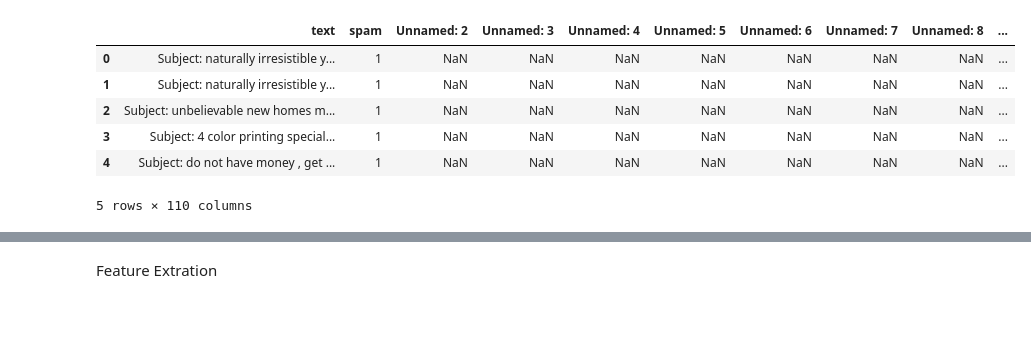
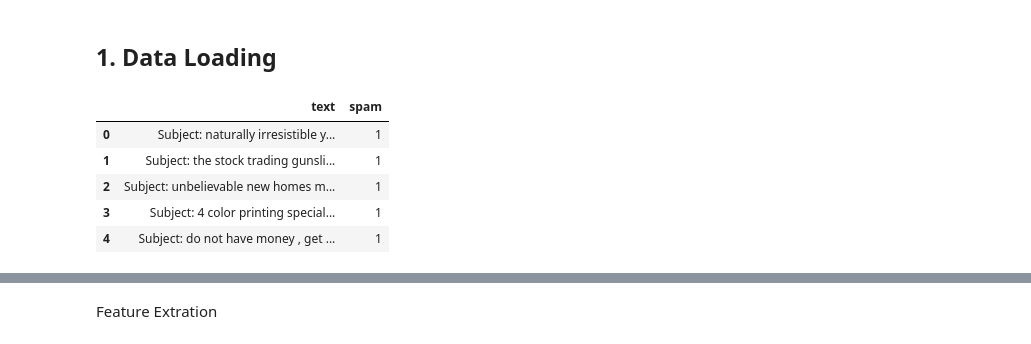
Before and after one commit to Avas77/email-spam-detection, a Jupyter notebook: Spam_Detection.ipynb, the cells around one changed output, grey strips where cells are left out. Cells and saved outputs as stored; diff of their text form; code cells hidden in the pictures; blank space fills up the shorter version.

```diff
--- a/Spam_Detection.ipynb
+++ b/Spam_Detection.ipynb
@@ -6,12 +35,13 @@ import numpy as np
+# %% [markdown]
+## **1. Data Loading**
 # %%
-SpamData = pd.read_csv('https://raw.githubusercontent.com/Avas77/email-spam-detection/refs/heads/main/combined.csv', encoding='latin-1')
+emails_df = pd.read_csv('https://raw.githubusercontent.com/Avas77/Email-Spam-Detection-Using-NLP/refs/heads/main/dataset/emails.csv')
 # %%
-SpamData.head()
+emails_df.head()
 # %% [output]
-|  | text | spam | Unnamed: 2 | Unnamed: 3 | Unnamed: 4 | Unnamed: 5 | Unnamed: 6 | Unnamed: 7 | Unnamed: 8 | ... |
-| 0 | Subject: naturally irresistible y... | 1 | NaN | NaN | NaN | NaN | NaN | NaN | NaN | ... |
-| 1 | Subject: naturally irresistible y... | 1 | NaN | NaN | NaN | NaN | NaN | NaN | NaN | ... |
-| 2 | Subject: unbelievable new homes m... | 1 | NaN | NaN | NaN | NaN | NaN | NaN | NaN | ... |
-| 3 | Subject: 4 color printing special... | 1 | NaN | NaN | NaN | NaN | NaN | NaN | NaN | ... |
-| 4 | Subject: do not have money , get ... | 1 | NaN | NaN | NaN | NaN | NaN | NaN | NaN | ... |
+|  | text | spam |
+| 0 | Subject: naturally irresistible y... | 1 |
+| 1 | Subject: the stock trading gunsli... | 1 |
+| 2 | Subject: unbelievable new homes m... | 1 |
+| 3 | Subject: 4 color printing special... | 1 |
+| 4 | Subject: do not have money , get ... | 1 |
-5 rows × 110 columns
```
Also changed, not shown: parts of 26 cells of this notebook.
